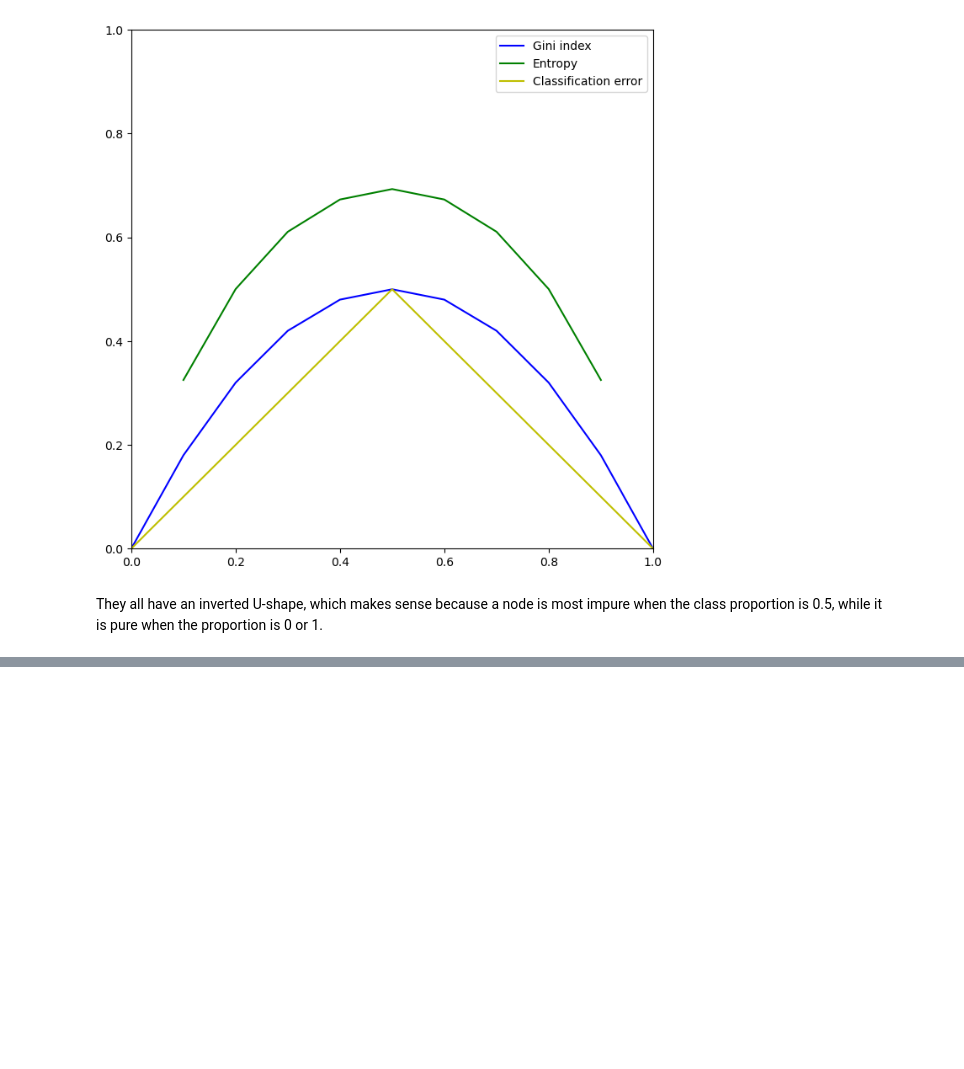
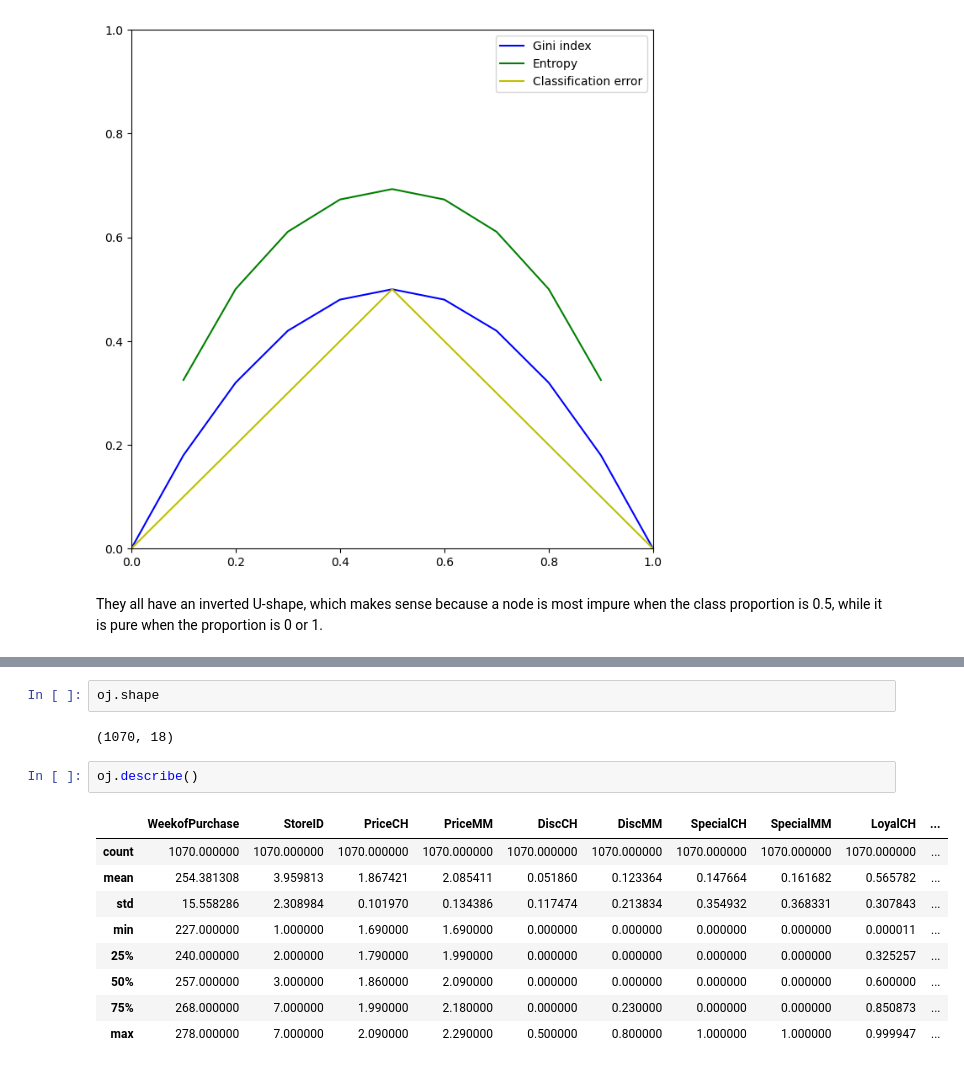
Before and after one commit to kolyakr/ISLP, a Jupyter notebook: 8_tree-based_methods/exercises.ipynb, the cells around one changed output, grey strips where cells are left out. Drawn from its saved outputs; the diff is of its cells as text; blank space fills up the shorter version.

```diff
--- a/8_tree-based_methods/exercises.ipynb
+++ b/8_tree-based_methods/exercises.ipynb
@@ -53,0 +402,16 @@ They all have an inverted U-shape, which makes sense because a node is most impu
+# %%
+oj.shape
+# %% [output]
+(1070, 18)
+# %%
+oj.describe()
+# %% [output]
+|  | WeekofPurchase | StoreID | PriceCH | PriceMM | DiscCH | DiscMM | SpecialCH | SpecialMM | LoyalCH | ... |
+| count | 1070.000000 | 1070.000000 | 1070.000000 | 1070.000000 | 1070.000000 | 1070.000000 | 1070.000000 | 1070.000000 | 1070.000000 | ... |
+| mean | 254.381308 | 3.959813 | 1.867421 | 2.085411 | 0.051860 | 0.123364 | 0.147664 | 0.161682 | 0.565782 | ... |
+| std | 15.558286 | 2.308984 | 0.101970 | 0.134386 | 0.117474 | 0.213834 | 0.354932 | 0.368331 | 0.307843 | ... |
+| min | 227.000000 | 1.000000 | 1.690000 | 1.690000 | 0.000000 | 0.000000 | 0.000000 | 0.000000 | 0.000011 | ... |
+| 25% | 240.000000 | 2.000000 | 1.790000 | 1.990000 | 0.000000 | 0.000000 | 0.000000 | 0.000000 | 0.325257 | ... |
+| 50% | 257.000000 | 3.000000 | 1.860000 | 2.090000 | 0.000000 | 0.000000 | 0.000000 | 0.000000 | 0.600000 | ... |
+| 75% | 268.000000 | 7.000000 | 1.990000 | 2.180000 | 0.000000 | 0.230000 | 0.000000 | 0.000000 | 0.850873 | ... |
+| max | 278.000000 | 7.000000 | 2.090000 | 2.290000 | 0.500000 | 0.800000 | 1.000000 | 1.000000 | 0.999947 | ... |
```
Also changed, not shown: parts of 68 cells of this notebook.
